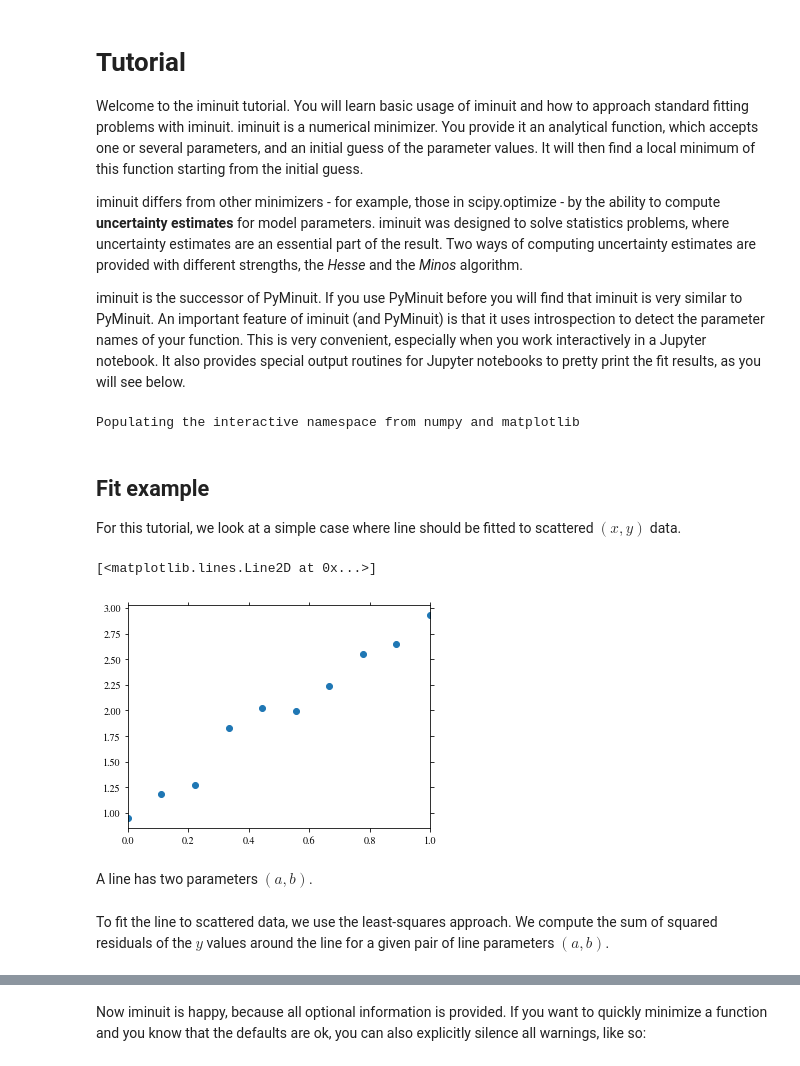
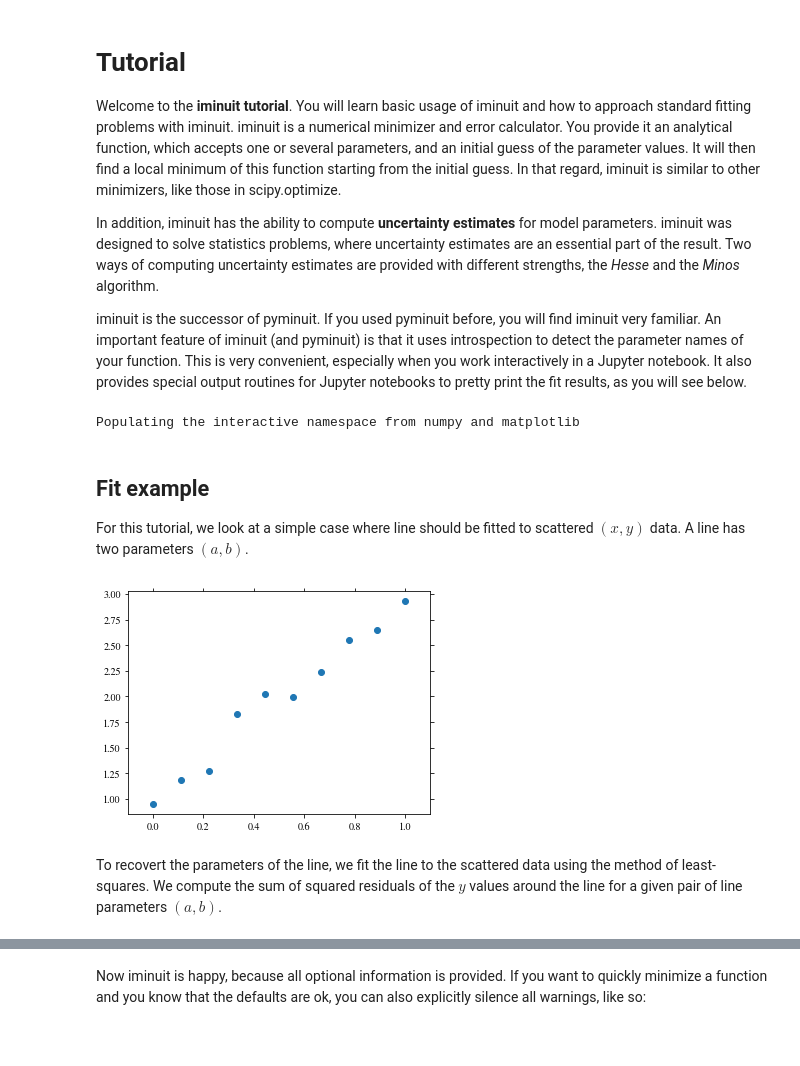
Before and after one commit to scikit-hep/iminuit, a Jupyter notebook: tutorial/tutorial.ipynb, the cells around one changed output, grey strips where cells are left out. Drawn from its saved outputs; the diff is of its cells as text; code cells hidden in the pictures.

```diff
--- a/tutorial/tutorial.ipynb
+++ b/tutorial/tutorial.ipynb
@@ -1,11 +1,11 @@
 # %% [markdown]
 # Tutorial
 
-Welcome to the iminuit tutorial. You will learn basic usage of iminuit and how to approach standard fitting problems with iminuit. iminuit is a numerical minimizer. You provide it an analytical function, which accepts one or several parameters, and an initial guess of the parameter values. It will then find a local minimum of this function starting from the initial guess.
+Welcome to the **iminuit tutorial**. You will learn basic usage of iminuit and how to approach standard fitting problems with iminuit. iminuit is a numerical minimizer and error calculator. You provide it an analytical function, which accepts one or several parameters, and an initial guess of the parameter values. It will then find a local minimum of this function starting from the initial guess. In that regard, iminuit is similar to other minimizers, like those in scipy.optimize.
 
-iminuit differs from other minimizers - for example, those in scipy.optimize - by the ability to compute **uncertainty estimates** for model parameters. iminuit was designed to solve statistics problems, where uncertainty estimates are an essential part of the result. Two ways of computing uncertainty estimates are provided with different strengths, the *Hesse* and the *Minos* algorithm.
+In addition, iminuit has the ability to compute **uncertainty estimates** for model parameters. iminuit was designed to solve statistics problems, where uncertainty estimates are an essential part of the result. Two ways of computing uncertainty estimates are provided with different strengths, the *Hesse* and the *Minos* algorithm.
 
-iminuit is the successor of PyMinuit. If you use PyMinuit before you will find that iminuit is very similar to PyMinuit. An important feature of iminuit (and PyMinuit) is that it uses introspection to detect the parameter names of your function. This is very convenient, especially when you work interactively in a Jupyter notebook. It also provides special output routines for Jupyter notebooks to pretty print the fit results, as you will see below.
+iminuit is the successor of pyminuit. If you used pyminuit before, you will find iminuit very familiar. An important feature of iminuit (and pyminuit) is that it uses introspection to detect the parameter names of your function. This is very convenient, especially when you work interactively in a Jupyter notebook. It also provides special output routines for Jupyter notebooks to pretty print the fit results, as you will see below.
 # %%
 # basic setup of the notebook
 %pylab inline
@@ -15,15 +15,17 @@ Populating the interactive namespace from numpy and matplotlib
 # %% [markdown]
 ## Fit example
 
-For this tutorial, we look at a simple case where line should be fitted to scattered $(x, y)$ data.
+For this tutorial, we look at a simple case where line should be fitted to scattered $(x, y)$ data. A line has two parameters $(a, b)$.
 # %%
+def line(x, a, b):
+    return a + x * b
+
 data_x = linspace(0, 1, 10)
-err = array([-0.49783783, -0.33041722, -1.71800806,  1.60229399,  1.36682387,
-             -1.15424221, -0.91425267, -0.03395604, -1.27611719, -0.7004073 ])
-data_y = 1 + 2 * data_x + 0.1 * err
+# precomputed random numbers from a normal distribution
+offsets = array([-0.49783783, -0.33041722, -1.71800806,  1.60229399,  1.36682387,
+                 -1.15424221, -0.91425267, -0.03395604, -1.27611719, -0.7004073 ])
+data_y = line(data_x, 1, 2) + 0.1 * offsets # generate some data points with random offsets
 plot(data_x, data_y, "o")
+xlim(-0.1, 1.1);
 # %% [output]
-[<matplotlib.lines.Line2D at 0x...>]
-[figure, old version]
+[figure, new version]
-# %% [markdown]
-A line has two parameters $(a, b)$.
@@ -33,5 +32,5 @@ def line(x, a, b):
 # %% [markdown]
-To fit the line to scattered data, we use the least-squares approach. We compute the sum of squared residuals of the $y$ values around the line for a given pair of line parameters $(a, b)$.
+To recovert the parameters of the line, we fit the line to the scattered data using the method of least-squares. We compute the sum of squared residuals of the $y$ values around the line for a given pair of line parameters $(a, b)$.
 # %%
 def least_squares(a, b):
     yvar = 0.01
```
Also changed, not shown: parts of 20 cells of this notebook, 6 other files.
